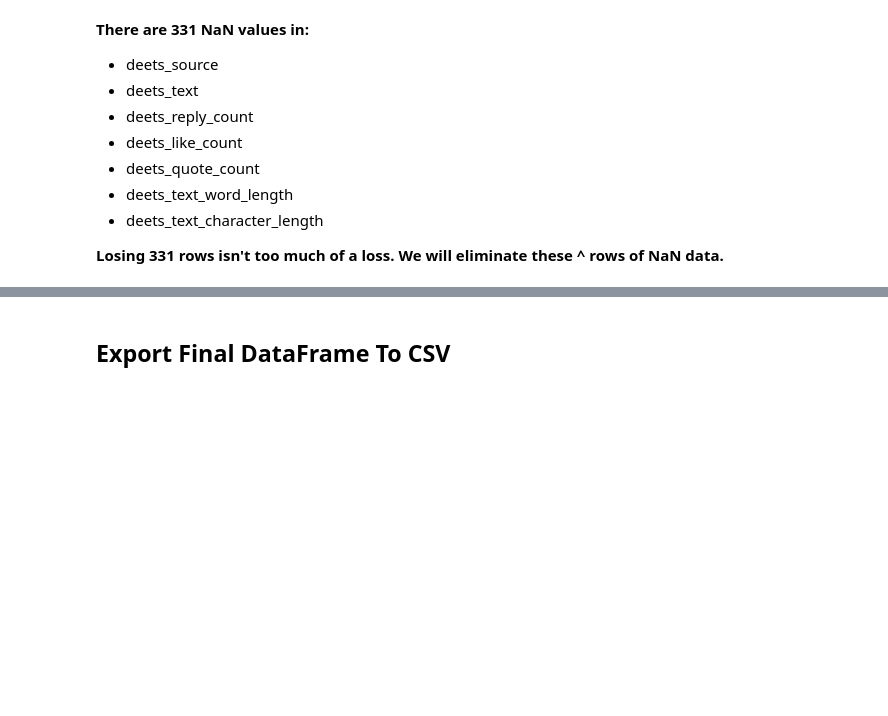
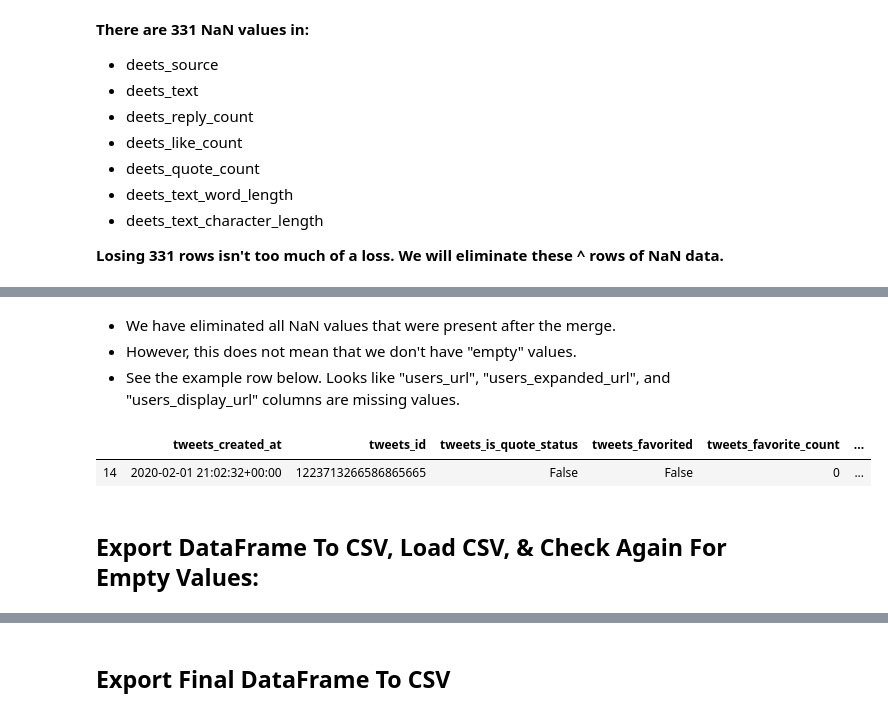
Before and after one commit to alexwcheng/fintech-retweetability, a Jupyter notebook: Jupyter_Notebooks/Twitter Data Cleaning.ipynb, the cells around one changed output, grey strips where cells are left out. Cells and saved outputs as stored; diff of their text form; code cells hidden in the pictures; blank space fills up the shorter version.

Commit message:
updated Twitter Data .csv file

```diff
--- a/Jupyter_Notebooks/Twitter Data Cleaning.ipynb
+++ b/Jupyter_Notebooks/Twitter Data Cleaning.ipynb
@@ -678,6 +679,7 @@ df = df.drop([
     'tweets_entities_user_mentions',
     'tweets_entities_urls',
     'deets_tweet_id',
+    'deets_source',
     'deets_author_id',
     'deets_lang',
     'deets_created_at',
@@ -841,0 +864,11 @@ df.shape
+# %% [markdown]
+- We have eliminated all NaN values that were present after the merge.
+- However, this does not mean that we don't have "empty" values.
+- See the example row below. Looks like "users_url", "users_expanded_url", and "users_display_url" columns are missing values.
+# %%
+df.loc[df['tweets_id'] == 1223713266586865665]
+# %% [output]
+|  | tweets_created_at | tweets_id | tweets_is_quote_status | tweets_favorited | tweets_favorite_count | ... |
+| 14 | 2020-02-01 21:02:32+00:00 | 1223713266586865665 | False | False | 0 | ... |
+# %% [markdown]
+## Export DataFrame To CSV, Load CSV, & Check Again For Empty Values:
```
Also changed, not shown: parts of 14 cells of this notebook, 2 other files.
